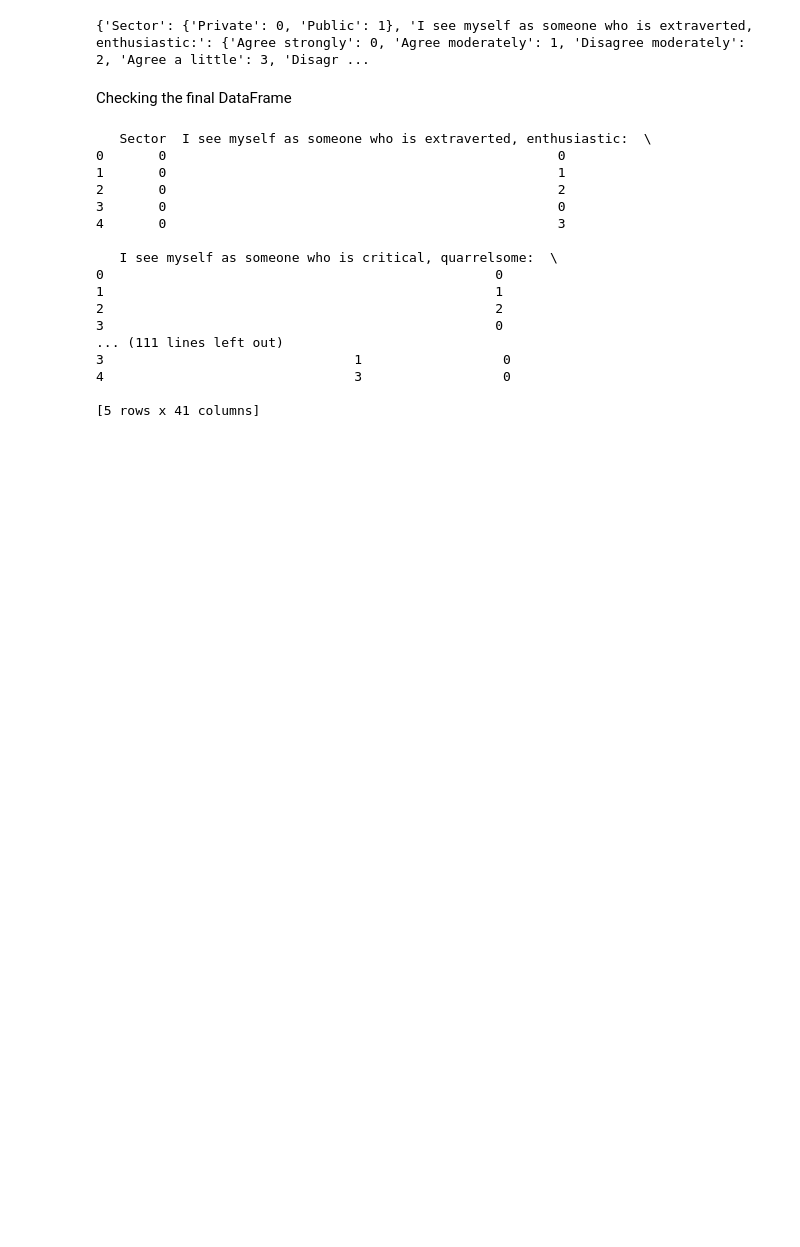
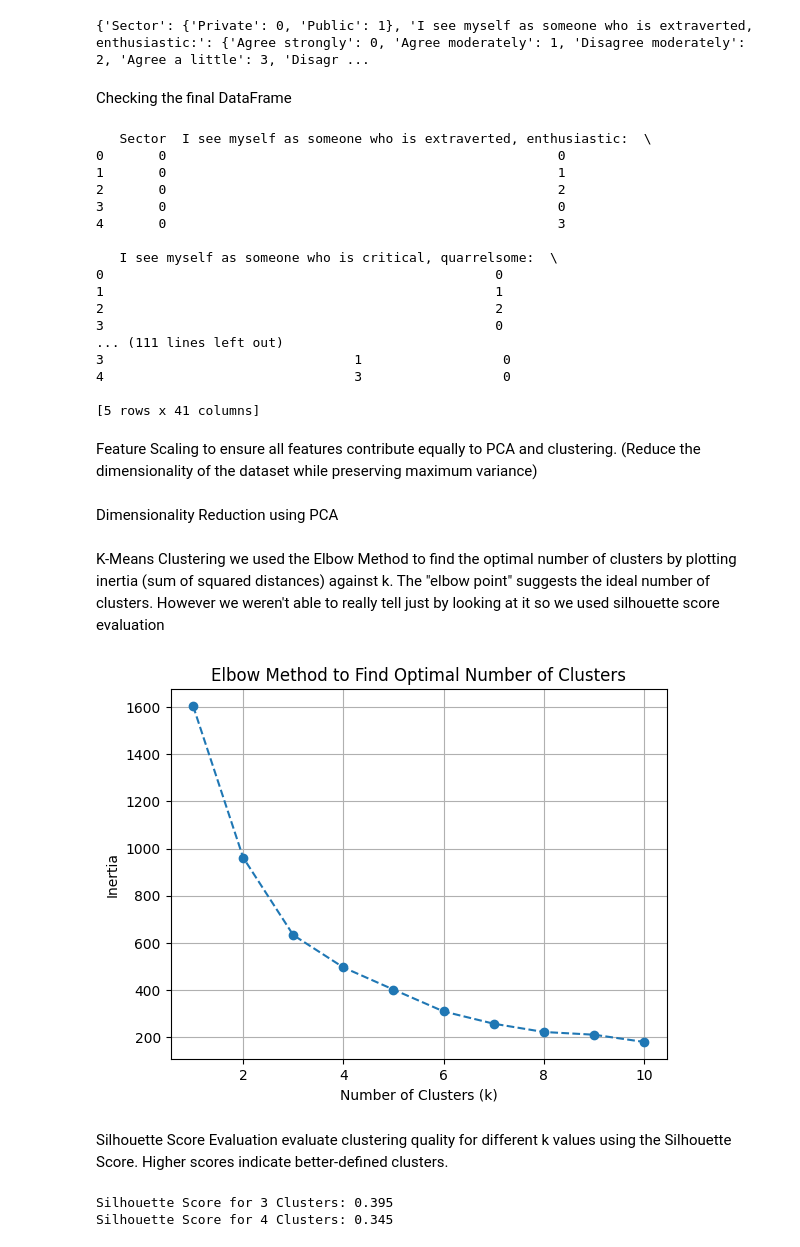
Before and after one commit to KarimHabbal1/ML_Hackathon, a Jupyter notebook: Hackathon.ipynb, the cells around one changed output. Cells and saved outputs as stored; diff of their text form; code cells hidden in the pictures; blank space fills up the shorter version.

```diff
--- a/Hackathon.ipynb
+++ b/Hackathon.ipynb
@@ -162,3 +160,50 @@ print(df.head())
 4                                3                  0
 
 [5 rows x 41 columns]
+# %% [markdown]
+Feature Scaling to ensure all features contribute equally to PCA and clustering.
+(Reduce the dimensionality of the dataset while preserving maximum variance)
+# %%
+scaler = StandardScaler()
+data_scaled = scaler.fit_transform(df)  #standardize features to mean 0 and variance 1
+# %% [markdown]
+Dimensionality Reduction using PCA
+# %%
+pca = PCA(n_components=2)  #Reduce dataset to 2 dimensions for visualization
+data_pca = pca.fit_transform(data_scaled)  #Transform the scaled data
+# %% [markdown]
+K-Means Clustering we used the Elbow Method to find the optimal number of clusters by plotting inertia (sum of squared distances) against k. The "elbow point" suggests the ideal number of clusters. However we weren't able to really tell just by looking at it so we used silhouette score evaluation
+# %%
+inertia = []
+k_values = range(1, 11)
+
+for k in k_values:
+    kmeans = KMeans(n_clusters=k, random_state=42)
+    kmeans.fit(data_pca)
+    inertia.append(kmeans.inertia_)
+
+# Plot the Elbow Method
+plt.plot(k_values, inertia, marker='o', linestyle='--')
+plt.title('Elbow Method to Find Optimal Number of Clusters')
+plt.xlabel('Number of Clusters (k)')
+plt.ylabel('Inertia')
+plt.grid()
+plt.show()
+# %% [output]
+[figure, added]
+# %% [markdown]
+Silhouette Score Evaluation evaluate clustering quality for different k values using the Silhouette Score. Higher scores indicate better-defined clusters.
+# %%
+kmeans_3 = KMeans(n_clusters=3, random_state=42)
+clusters_3 = kmeans_3.fit_predict(data_pca)
+silhouette_3 = silhouette_score(data_pca, clusters_3)
+
+kmeans_4 = KMeans(n_clusters=4, random_state=42)
+clusters_4 = kmeans_4.fit_predict(data_pca)
+silhouette_4 = silhouette_score(data_pca, clusters_4)
+
+print(f"Silhouette Score for 3 Clusters: {silhouette_3:.3f}")
+print(f"Silhouette Score for 4 Clusters: {silhouette_4:.3f}")
+# %% [output]
+Silhouette Score for 3 Clusters: 0.395
+Silhouette Score for 4 Clusters: 0.345
```
Also changed, not shown: parts of 12 cells of this notebook, 2 other files.
